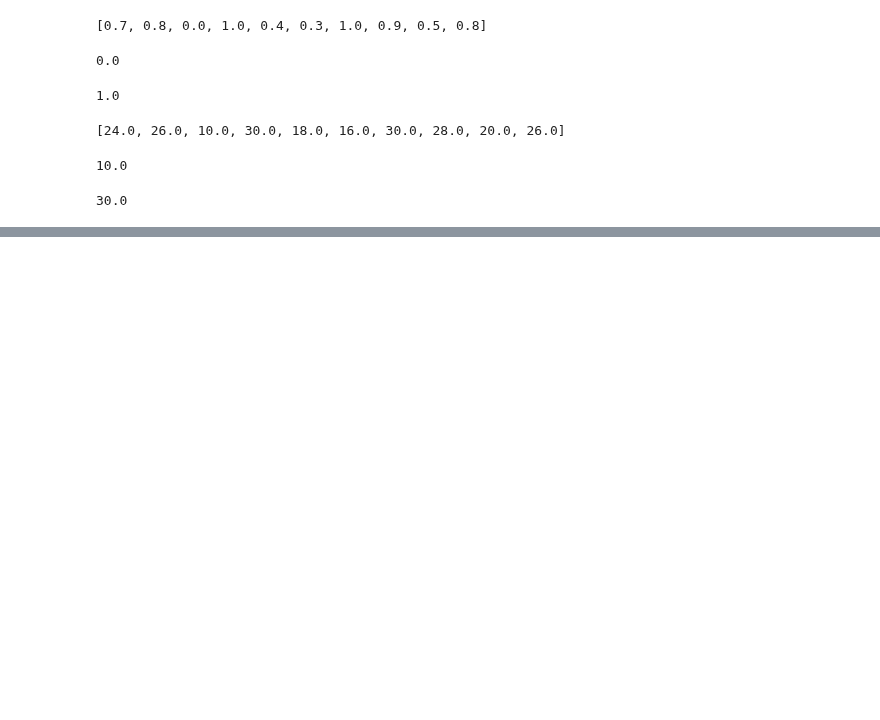
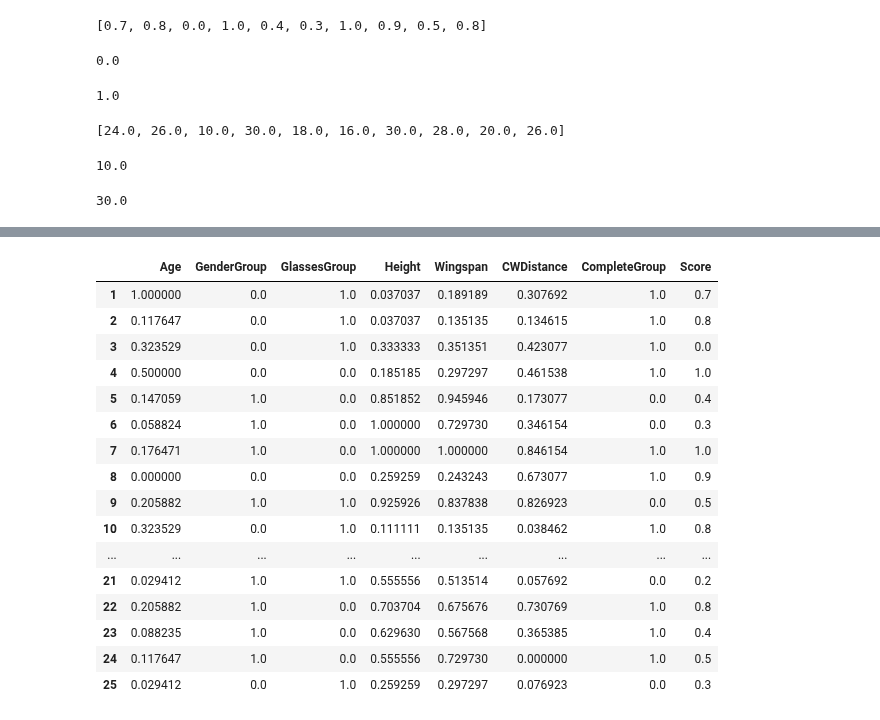
Before and after one commit to PosgradoMNA/actividades-de-aprendizaje-A01793546-Ariel-Corral-Leon, a Jupyter notebook: Semana4_Normalizacion_ejemplos.ipynb, the cells around one changed output, grey strips where cells are left out. Cells and saved outputs as stored; diff of their text form; code cells hidden in the pictures; blank space fills up the shorter version.

```diff
--- a/Semana4_Normalizacion_ejemplos.ipynb
+++ b/Semana4_Normalizacion_ejemplos.ipynb
@@ -179,0 +186,2 @@ inf
+# %%
+ndf = df.copy()
@@ -179,0 +214,3 @@ inf
+# %%
+ndfRange = ndf.max()-ndf.min()
+ndfRange
@@ -179,0 +227,21 @@ inf
+# %%
+ndf=((ndf-ndf.min())/ndfRange.round(2))
+ndf
+# %% [output]
+|  | Age | GenderGroup | GlassesGroup | Height | Wingspan | CWDistance | CompleteGroup | Score |
+| 1 | 1.000000 | 0.0 | 1.0 | 0.037037 | 0.189189 | 0.307692 | 1.0 | 0.7 |
+| 2 | 0.117647 | 0.0 | 1.0 | 0.037037 | 0.135135 | 0.134615 | 1.0 | 0.8 |
+| 3 | 0.323529 | 0.0 | 1.0 | 0.333333 | 0.351351 | 0.423077 | 1.0 | 0.0 |
+| 4 | 0.500000 | 0.0 | 0.0 | 0.185185 | 0.297297 | 0.461538 | 1.0 | 1.0 |
+| 5 | 0.147059 | 1.0 | 0.0 | 0.851852 | 0.945946 | 0.173077 | 0.0 | 0.4 |
+| 6 | 0.058824 | 1.0 | 0.0 | 1.000000 | 0.729730 | 0.346154 | 0.0 | 0.3 |
+| 7 | 0.176471 | 1.0 | 0.0 | 1.000000 | 1.000000 | 0.846154 | 1.0 | 1.0 |
+| 8 | 0.000000 | 0.0 | 0.0 | 0.259259 | 0.243243 | 0.673077 | 1.0 | 0.9 |
+| 9 | 0.205882 | 1.0 | 1.0 | 0.925926 | 0.837838 | 0.826923 | 0.0 | 0.5 |
+| 10 | 0.323529 | 0.0 | 1.0 | 0.111111 | 0.135135 | 0.038462 | 1.0 | 0.8 |
+| ... | ... | ... | ... | ... | ... | ... | ... | ... |
+| 21 | 0.029412 | 1.0 | 1.0 | 0.555556 | 0.513514 | 0.057692 | 0.0 | 0.2 |
+| 22 | 0.205882 | 1.0 | 0.0 | 0.703704 | 0.675676 | 0.730769 | 1.0 | 0.8 |
+| 23 | 0.088235 | 1.0 | 0.0 | 0.629630 | 0.567568 | 0.365385 | 1.0 | 0.4 |
+| 24 | 0.117647 | 1.0 | 0.0 | 0.555556 | 0.729730 | 0.000000 | 1.0 | 0.5 |
+| 25 | 0.029412 | 0.0 | 1.0 | 0.259259 | 0.297297 | 0.076923 | 0.0 | 0.3 |
```
Also changed, not shown: parts of 13 cells of this notebook.
